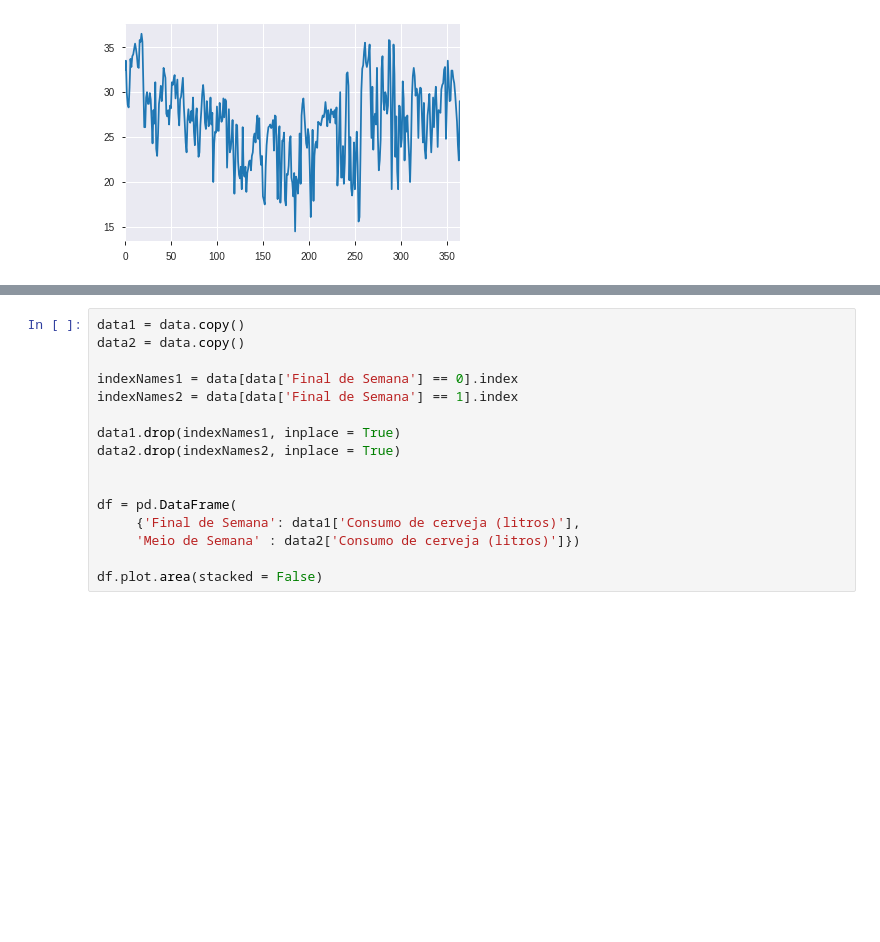
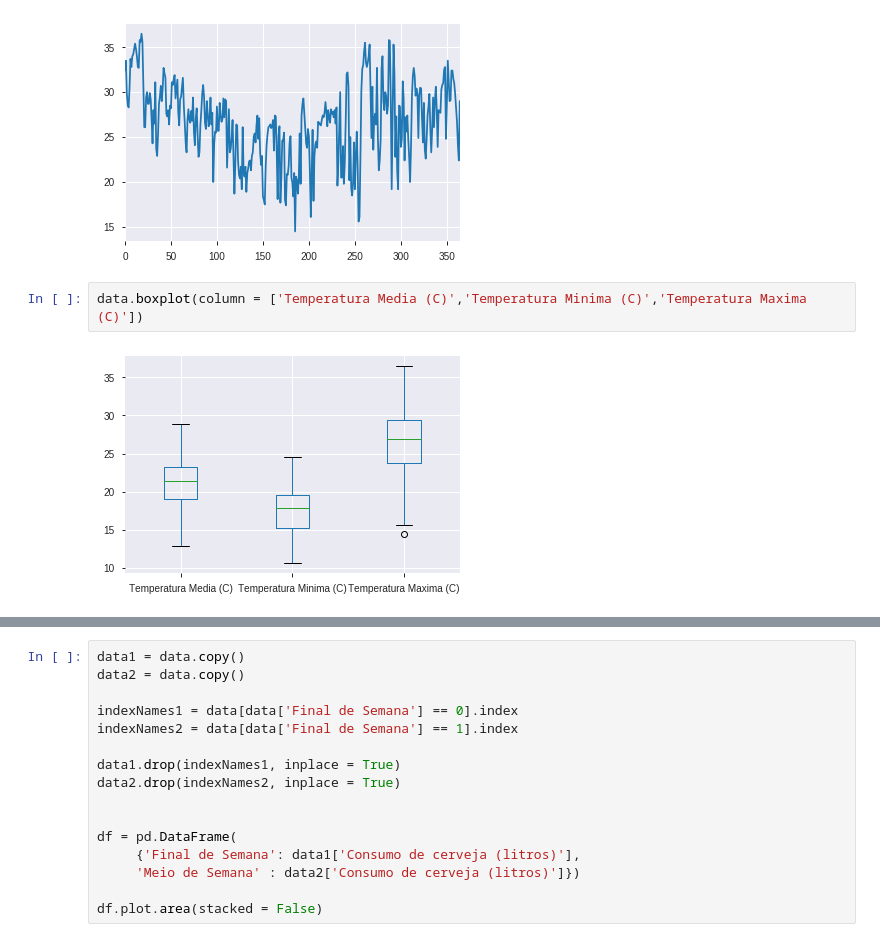
Before and after one commit to italoalvees/Projeto-de-IA, a Jupyter notebook: Projeto IA.ipynb, the cells around one changed output, grey strips where cells are left out. Saved outputs shown, nothing was run; the diff lists cells and outputs as text; blank space fills up the shorter version.

```diff
--- a/Projeto IA.ipynb
+++ b/Projeto IA.ipynb
@@ -79,3 +88,7 @@ data["Temperatura Maxima (C)"].plot()
 # %% [output]
 <matplotlib.axes._subplots.AxesSubplot at 0x...>
 [figure]
+# %%
+data.boxplot(column = ['Temperatura Media (C)','Temperatura Minima (C)','Temperatura Maxima (C)'])
+# %% [output]
+[figure, added]
```
Also changed, not shown: parts of 23 cells of this notebook.
